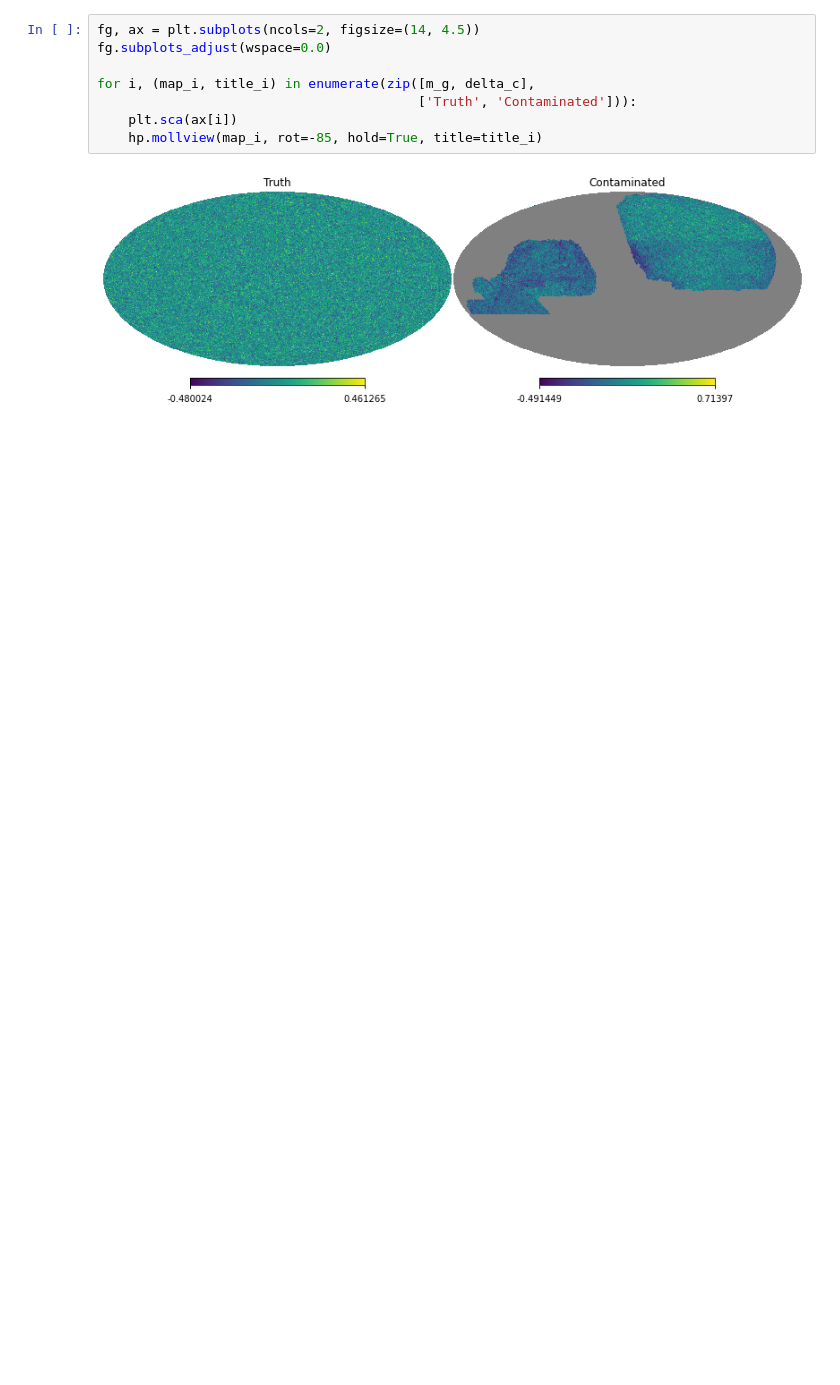
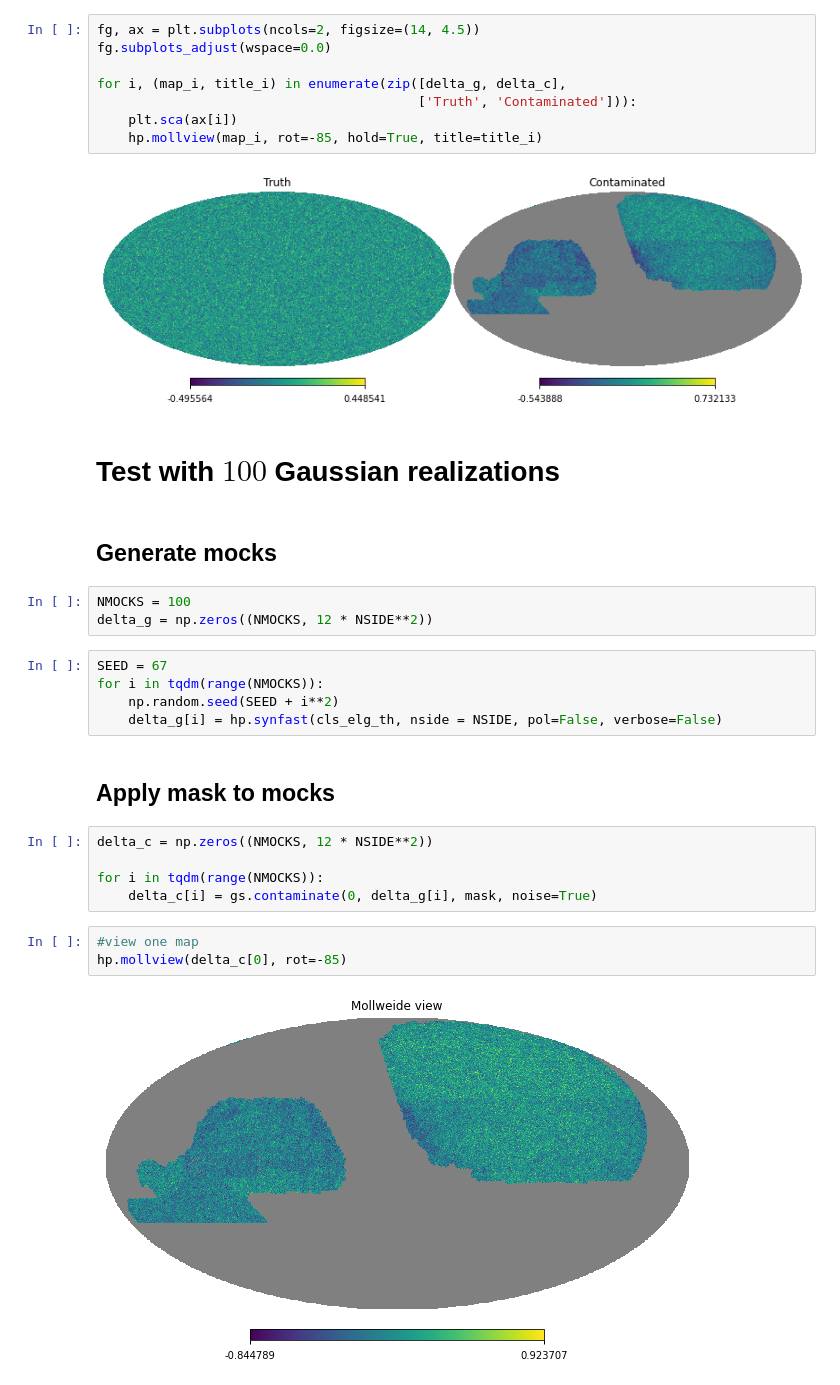
Before and after one commit to tanveerkarim/imaging-sys-covariance, a Jupyter notebook: notebooks/generate_mocks.ipynb, the cells around one changed output. Drawn from its saved outputs; the diff is of its cells as text; blank space fills up the shorter version.

```diff
--- a/notebooks/generate_mocks.ipynb
+++ b/notebooks/generate_mocks.ipynb
@@ -137,9 +149,33 @@ delta_c = gs.contaminate(0, m_g, mask)
 fg, ax = plt.subplots(ncols=2, figsize=(14, 4.5))
 fg.subplots_adjust(wspace=0.0)
 
-for i, (map_i, title_i) in enumerate(zip([m_g, delta_c],
+for i, (map_i, title_i) in enumerate(zip([delta_g, delta_c],
                                          ['Truth', 'Contaminated'])):
     plt.sca(ax[i])
     hp.mollview(map_i, rot=-85, hold=True, title=title_i)
 # %% [output]
 [figure]
+# %% [markdown]
+# Test with $100$ Gaussian realizations
+# %% [markdown]
+## Generate mocks
+# %%
+NMOCKS = 100
+delta_g = np.zeros((NMOCKS, 12 * NSIDE**2))
+# %%
+SEED = 67
+for i in tqdm(range(NMOCKS)):
+    np.random.seed(SEED + i**2)
+    delta_g[i] = hp.synfast(cls_elg_th, nside = NSIDE, pol=False, verbose=False)
+# %% [markdown]
+## Apply mask to mocks
+# %%
+delta_c = np.zeros((NMOCKS, 12 * NSIDE**2))
+
+for i in tqdm(range(NMOCKS)):
+    delta_c[i] = gs.contaminate(0, delta_g[i], mask, noise=True)
+# %%
+#view one map
+hp.mollview(delta_c[0], rot=-85)
+# %% [output]
+[figure, added]
```
Also changed, not shown: parts of 14 cells of this notebook.
